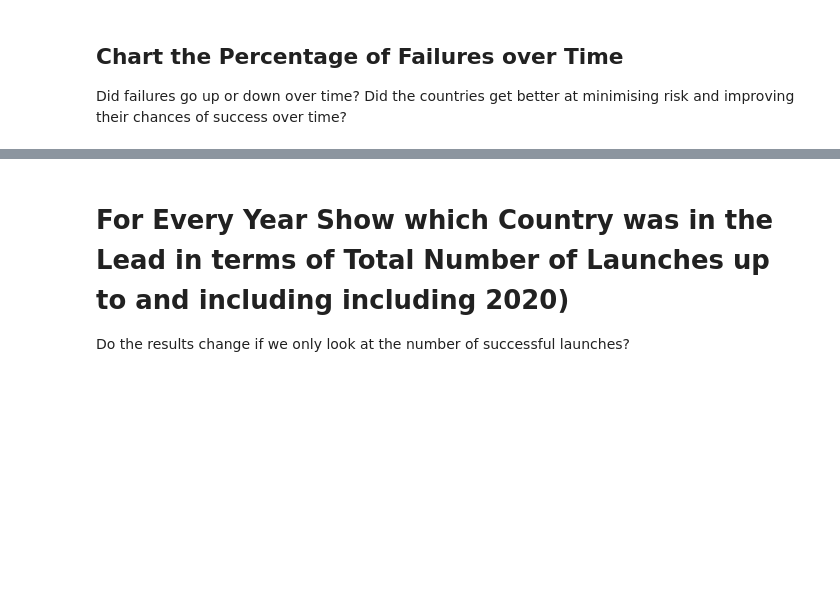
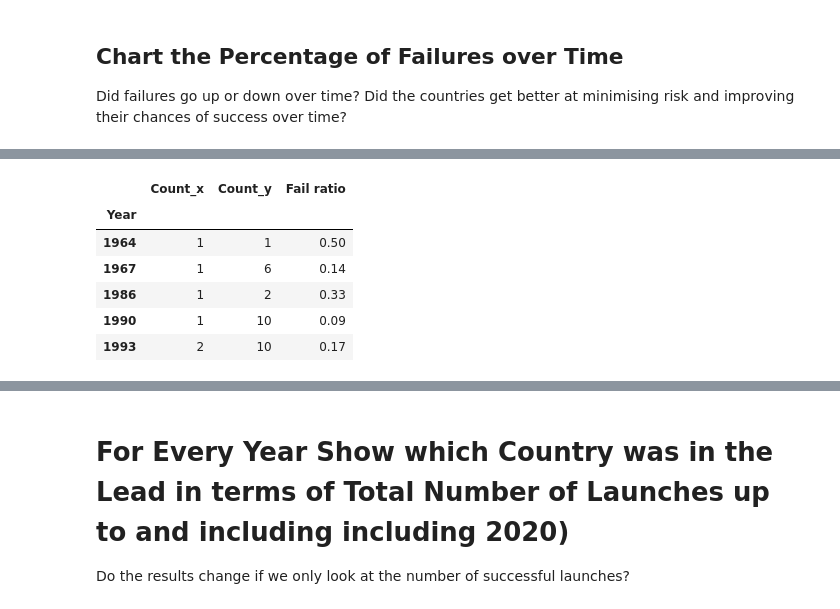
Before and after one commit to Bill-khk/Data-analysis, a Jupyter notebook: SpaceMissions/data/Space_Missions_Analysis.ipynb, the cells around one changed output, grey strips where cells are left out. Drawn from its saved outputs; the diff is of its cells as text; code cells hidden in the pictures; blank space fills up the shorter version.

```diff
--- a/SpaceMissions/data/Space_Missions_Analysis.ipynb
+++ b/SpaceMissions/data/Space_Missions_Analysis.ipynb
@@ -979,0 +1006,12 @@ Did failures go up or down over time? Did the countries get better at minimising
+# %%
+fail_pc = pd.merge(fail_g, succ_g, on='Year')
+fail_pc['Fail ratio'] = fail_pc['Count_x'] / ( fail_pc['Count_x'] + fail_pc['Count_y'])
+fail_pc.head()
+# %% [output]
+|  | Count_x | Count_y | Fail ratio |
+| Year |  |  |  |
+| 1964 | 1 | 1 | 0.50 |
+| 1967 | 1 | 6 | 0.14 |
+| 1986 | 1 | 2 | 0.33 |
+| 1990 | 1 | 10 | 0.09 |
+| 1993 | 2 | 10 | 0.17 |
```
Also changed, not shown: parts of 18 cells of this notebook.
